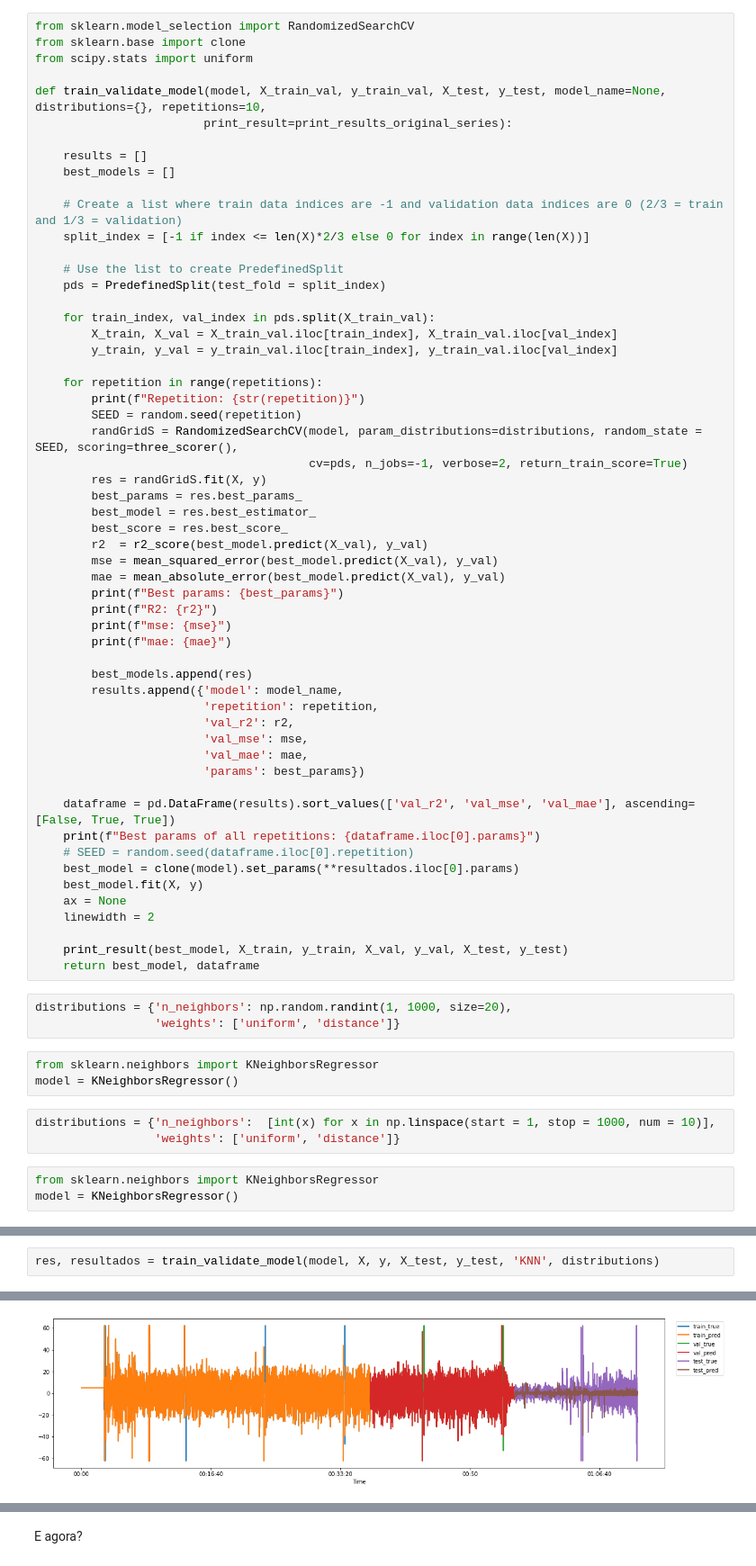
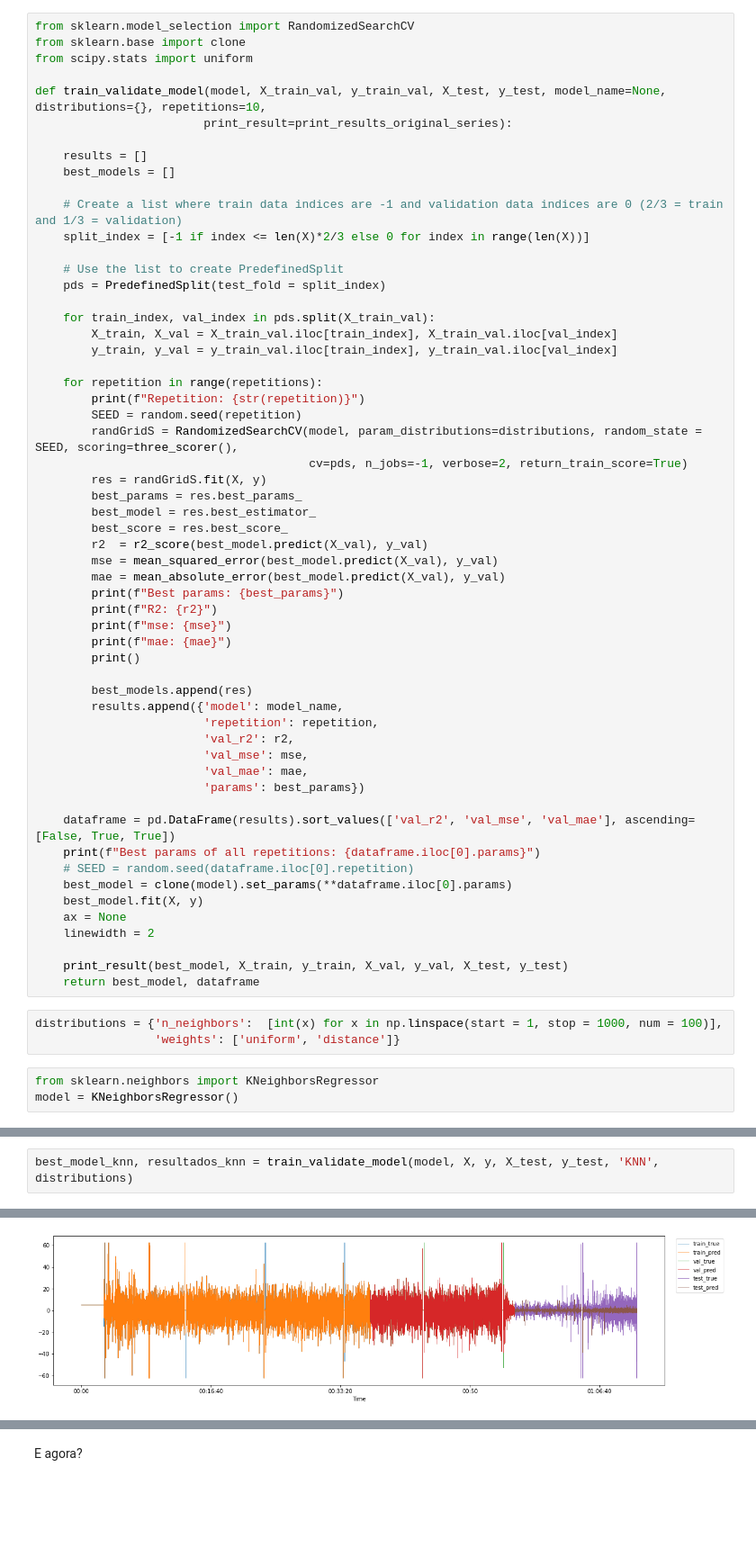
Before and after one commit to Dienert/anesthesia_serie, a Jupyter notebook: notebooks/ML.ipynb, the cells around one changed output, grey strips where cells are left out. Shown at 90% size. Saved outputs shown, nothing was run; the diff lists cells and outputs as text; blank space fills up the shorter version.

```diff
--- a/notebooks/ML.ipynb
+++ b/notebooks/ML.ipynb
@@ -552,6 +488,7 @@ def train_validate_model(model, X_train_val, y_train_val, X_test, y_test, model_
         print(f"R2: {r2}")
         print(f"mse: {mse}")
         print(f"mae: {mae}")
+        print()
 
         best_models.append(res)
         results.append({'model': model_name,
@@ -564,7 +501,7 @@ def train_validate_model(model, X_train_val, y_train_val, X_test, y_test, model_
     dataframe = pd.DataFrame(results).sort_values(['val_r2', 'val_mse', 'val_mae'], ascending=[False, True, True])
     print(f"Best params of all repetitions: {dataframe.iloc[0].params}")
     # SEED = random.seed(dataframe.iloc[0].repetition)
-    best_model = clone(model).set_params(**resultados.iloc[0].params)
+    best_model = clone(model).set_params(**dataframe.iloc[0].params)
     best_model.fit(X, y)
     ax = None
     linewidth = 2
@@ -572,14 +509,8 @@ def train_validate_model(model, X_train_val, y_train_val, X_test, y_test, model_
     print_result(best_model, X_train, y_train, X_val, y_val, X_test, y_test)
     return best_model, dataframe
 # %%
-distributions = {'n_neighbors': np.random.randint(1, 1000, size=20),
+distributions = {'n_neighbors':  [int(x) for x in np.linspace(start = 1, stop = 1000, num = 100)],
                  'weights': ['uniform', 'distance']}
 # %%
 from sklearn.neighbors import KNeighborsRegressor
 model = KNeighborsRegressor()
-# %%
-distributions = {'n_neighbors':  [int(x) for x in np.linspace(start = 1, stop = 1000, num = 10)],
-                 'weights': ['uniform', 'distance']}
-# %%
-from sklearn.neighbors import KNeighborsRegressor
-model = KNeighborsRegressor()
@@ -586,5 +519,5 @@ model = KNeighborsRegressor()
 # %%
-res, resultados = train_validate_model(model, X, y, X_test, y_test, 'KNN', distributions)
+best_model_knn, resultados_knn = train_validate_model(model, X, y, X_test, y_test, 'KNN', distributions)
 # %% [output]
 Repetition: 0
 Fitting 1 folds for each of 10 candidates, totalling 10 fits
@@ -606 +539 @@ Test mae: 3.308597177955971
-[figure, old version]
+[figure, new version]
```
Also changed, not shown: parts of 143 cells of this notebook.
